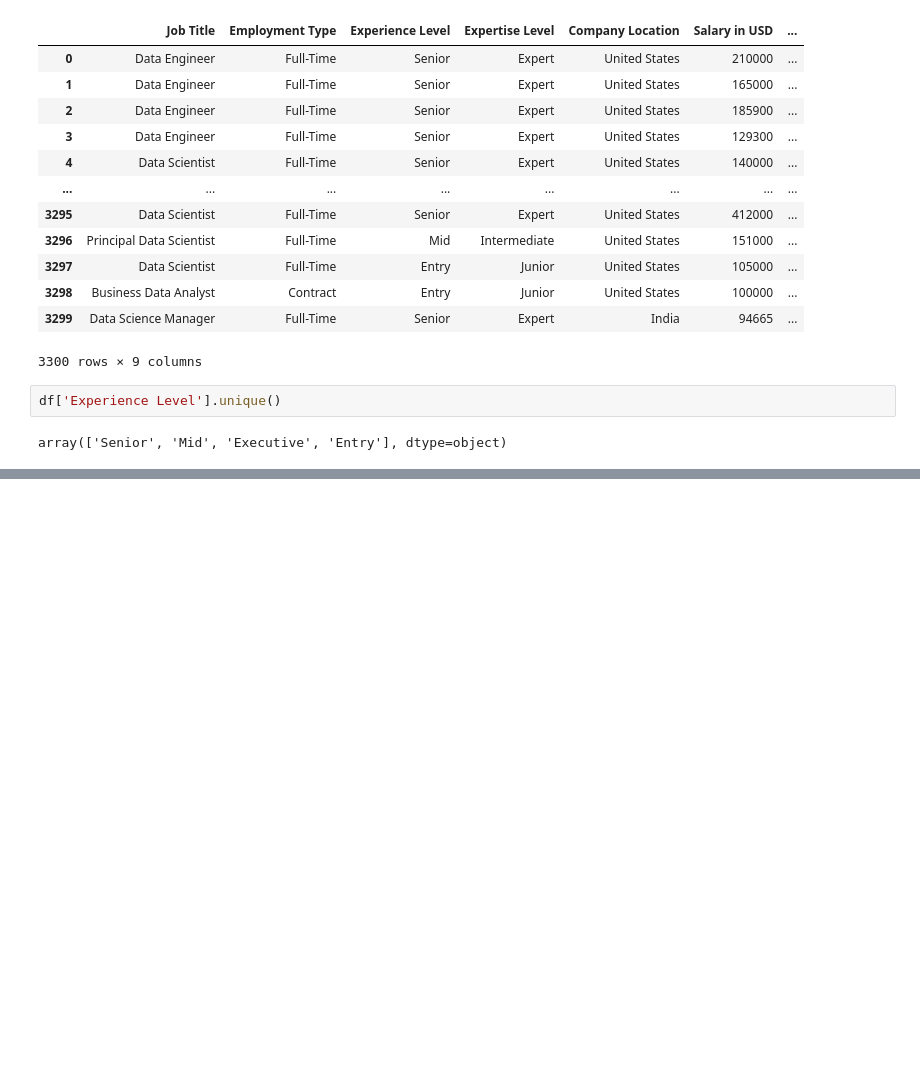
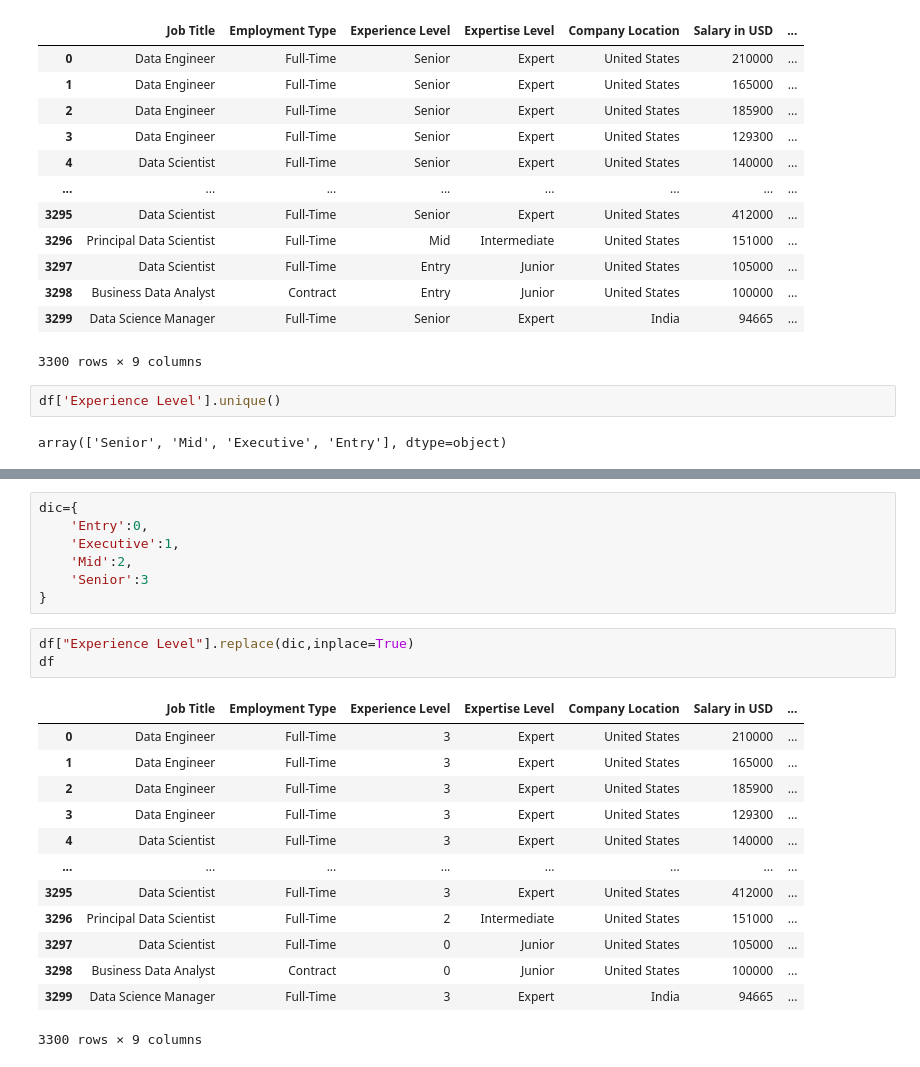
Before and after one commit to Valenfrc/salarios_data_science, a Jupyter notebook: src/explore.ipynb, the cells around one changed output, grey strips where cells are left out. Drawn from its saved outputs; the diff is of its cells as text; blank space fills up the shorter version.

Commit message:
data

```diff
--- a/src/explore.ipynb
+++ b/src/explore.ipynb
@@ -63,0 +81,24 @@ array(['Senior', 'Mid', 'Executive', 'Entry'], dtype=object)
+# %%
+dic={
+    'Entry':0,
+    'Executive':1,
+    'Mid':2,
+    'Senior':3
+}
+# %%
+df["Experience Level"].replace(dic,inplace=True)
+df
+# %% [output]
+|  | Job Title | Employment Type | Experience Level | Expertise Level | Company Location | Salary in USD | ... |
+| 0 | Data Engineer | Full-Time | 3 | Expert | United States | 210000 | ... |
+| 1 | Data Engineer | Full-Time | 3 | Expert | United States | 165000 | ... |
+| 2 | Data Engineer | Full-Time | 3 | Expert | United States | 185900 | ... |
+| 3 | Data Engineer | Full-Time | 3 | Expert | United States | 129300 | ... |
+| 4 | Data Scientist | Full-Time | 3 | Expert | United States | 140000 | ... |
+| ... | ... | ... | ... | ... | ... | ... | ... |
+| 3295 | Data Scientist | Full-Time | 3 | Expert | United States | 412000 | ... |
+| 3296 | Principal Data Scientist | Full-Time | 2 | Intermediate | United States | 151000 | ... |
+| 3297 | Data Scientist | Full-Time | 0 | Junior | United States | 105000 | ... |
+| 3298 | Business Data Analyst | Contract | 0 | Junior | United States | 100000 | ... |
+| 3299 | Data Science Manager | Full-Time | 3 | Expert | India | 94665 | ... |
+3300 rows × 9 columns
```
Also changed, not shown: parts of 1 cell of this notebook.
